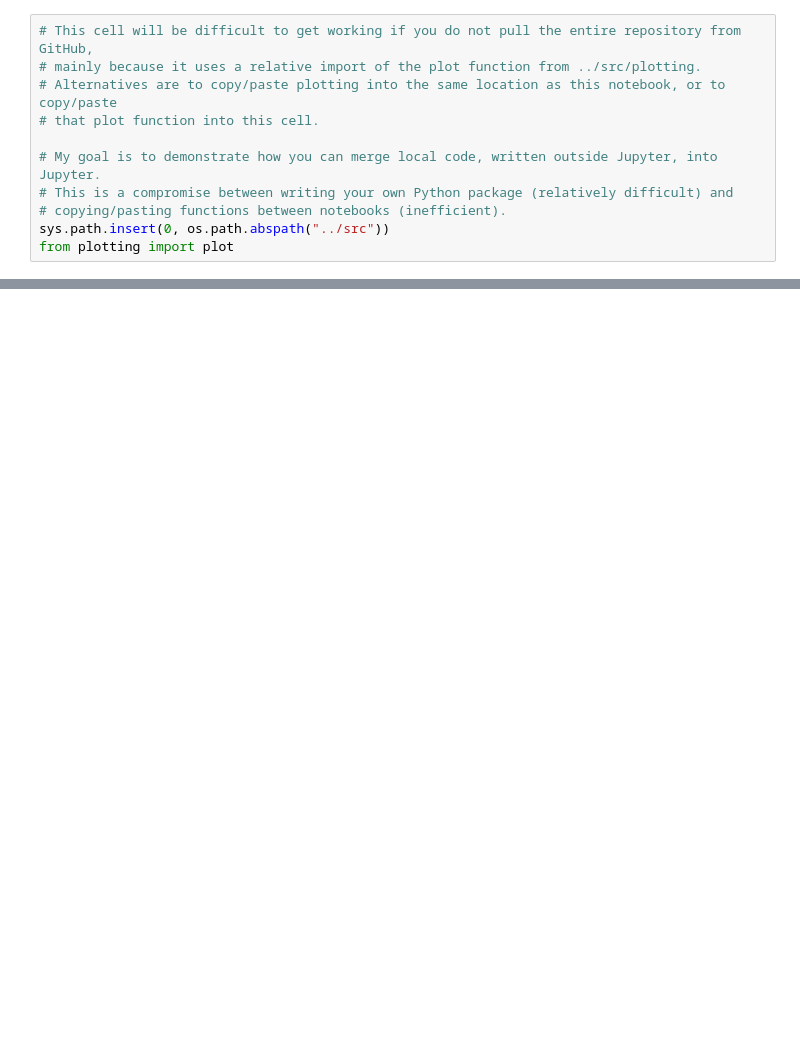
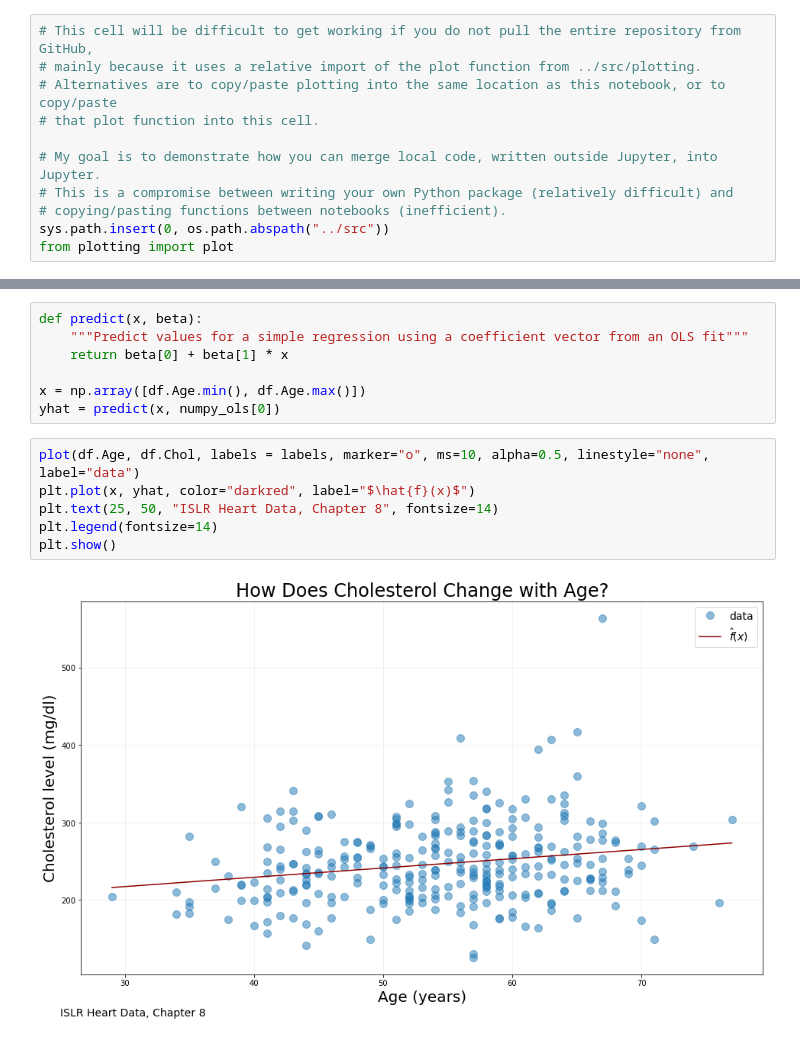
Before and after one commit to danjdrennan/stat654-python, a Jupyter notebook: notebooks/regression.ipynb, the cells around one changed output, grey strips where cells are left out. Drawn from its saved outputs; the diff is of its cells as text; blank space fills up the shorter version.

Commit message:
finishes draft of regression talk

```diff
--- a/notebooks/regression.ipynb
+++ b/notebooks/regression.ipynb
@@ -51,0 +295,15 @@ from plotting import plot
+# %%
+def predict(x, beta):
+    """Predict values for a simple regression using a coefficient vector from an OLS fit"""
+    return beta[0] + beta[1] * x
+
+x = np.array([df.Age.min(), df.Age.max()])
+yhat = predict(x, numpy_ols[0])
+# %%
+plot(df.Age, df.Chol, labels = labels, marker="o", ms=10, alpha=0.5, linestyle="none", label="data")
+plt.plot(x, yhat, color="darkred", label="$\hat{f}(x)$")
+plt.text(25, 50, "ISLR Heart Data, Chapter 8", fontsize=14)
+plt.legend(fontsize=14)
+plt.show()
+# %% [output]
+[figure, added]
```
Also changed, not shown: parts of 17 cells of this notebook.
